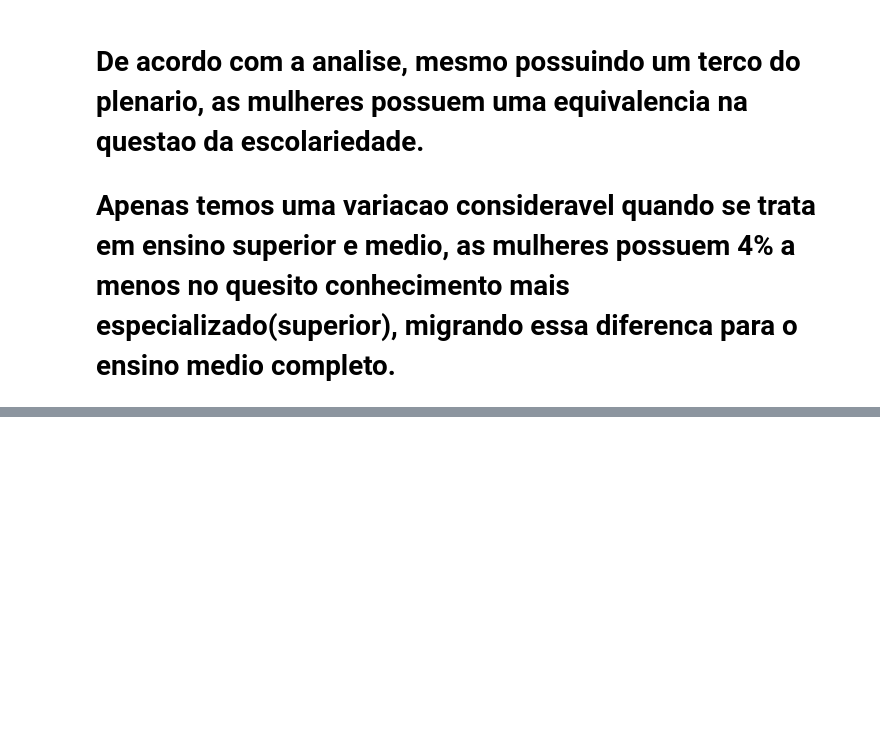
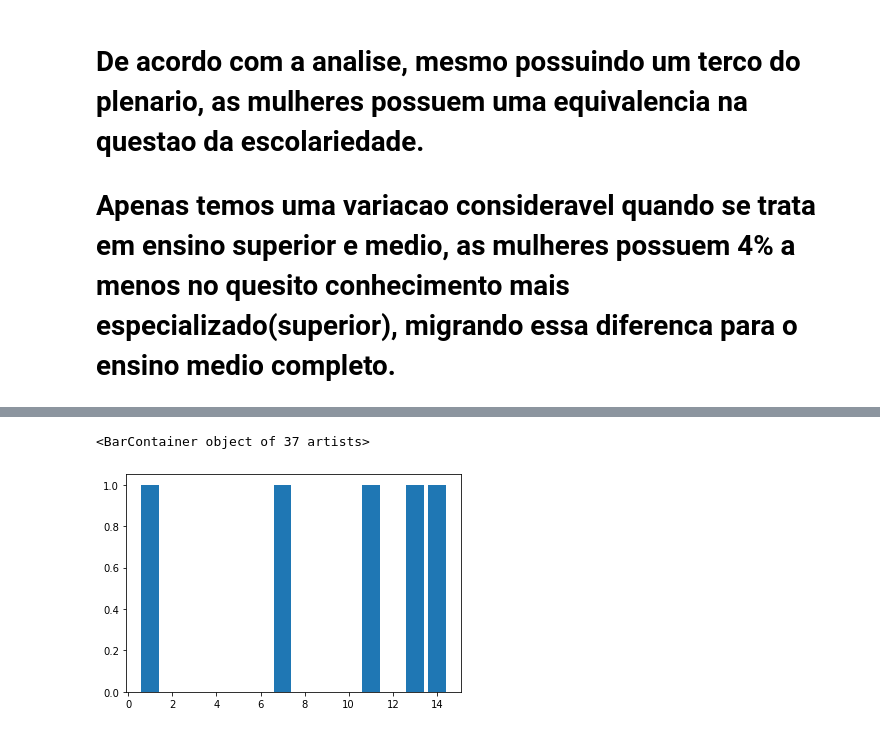
Before and after one commit to flaakira/Project--exercises, a Jupyter notebook: python/Brazil_elections_2018.ipynb, the cells around one changed output, grey strips where cells are left out. Saved outputs shown, nothing was run; the diff lists cells and outputs as text; code cells hidden in the pictures; blank space fills up the shorter version.

```diff
--- a/python/Brazil_elections_2018.ipynb
+++ b/python/Brazil_elections_2018.ipynb
@@ -573,0 +632,3 @@ plt.show()
+# %%
+partido = dt7['SG_PARTIDO_']
+partido
@@ -573,0 +648,7 @@ plt.show()
+# %%
+x = partido.groupby(partido).count()
+y = partido.groupby(partido).nunique()
+plt.bar(x,y)
+# %% [output]
+<BarContainer object of 37 artists>
+[figure, added]
```
Also changed, not shown: parts of 7 cells of this notebook.
